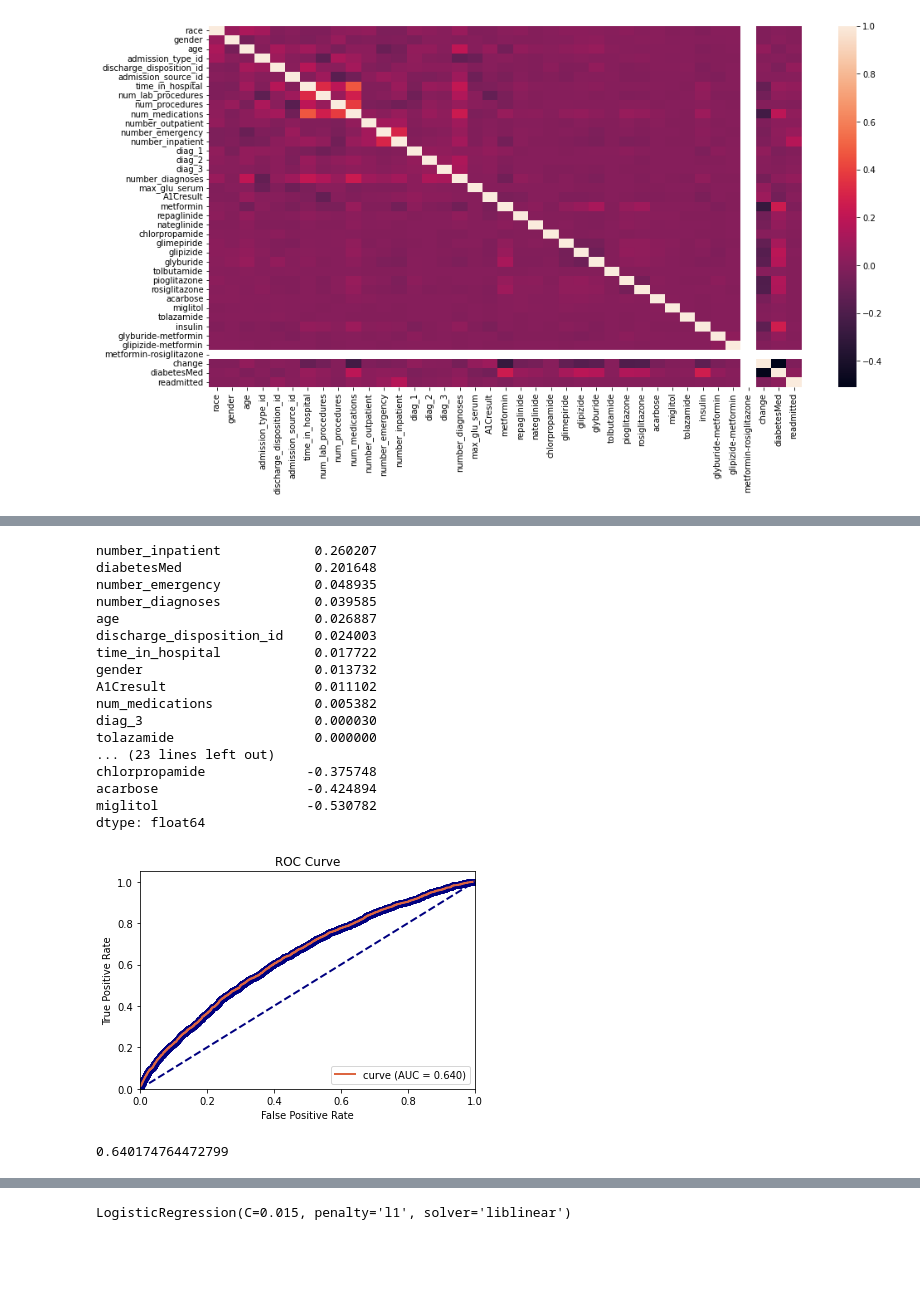
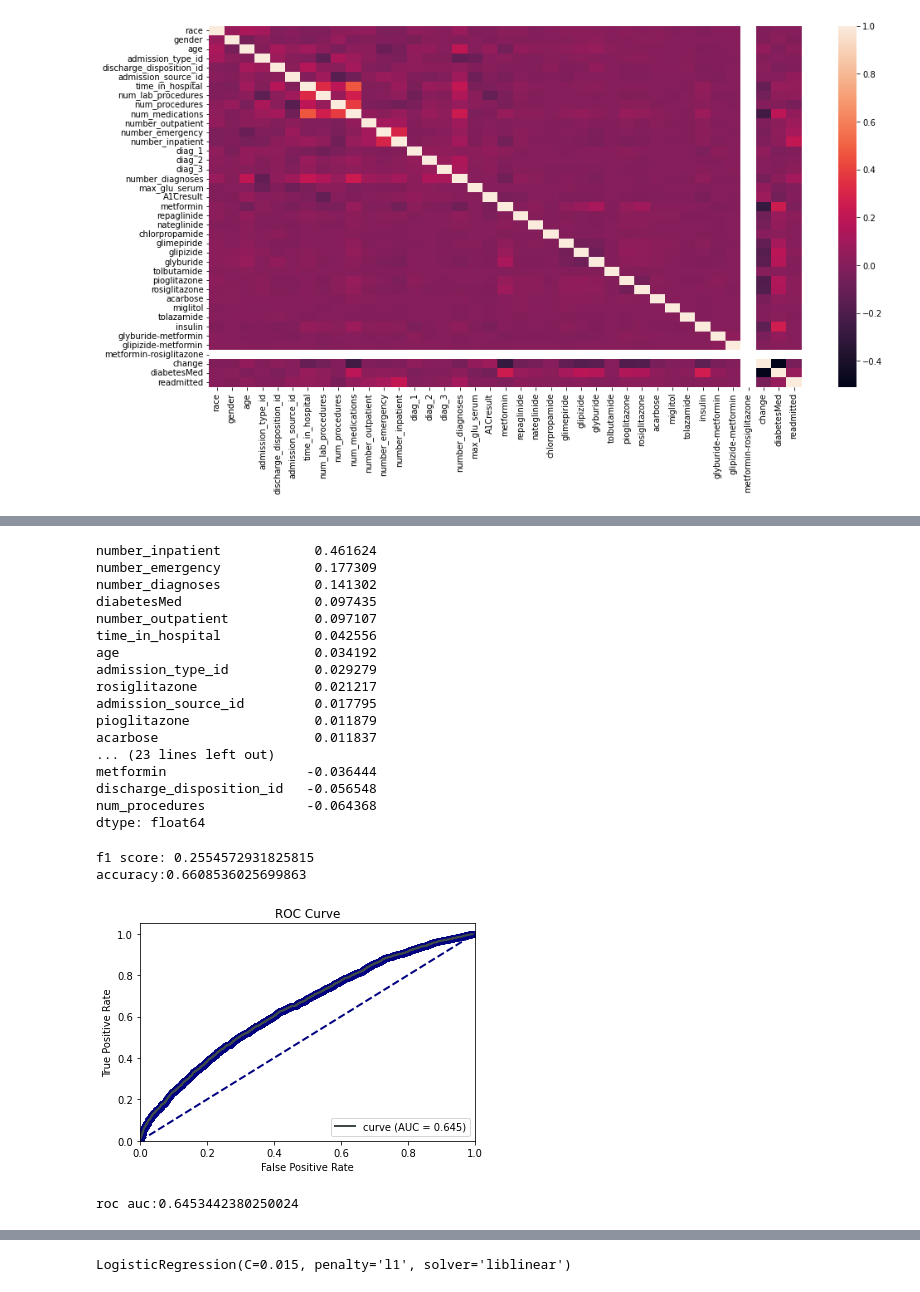
Before and after one commit to Const679/Python-Diabete, a Jupyter notebook: Final_project.ipynb, the cells around one changed output, grey strips where cells are left out. Saved outputs shown, nothing was run; the diff lists cells and outputs as text; code cells hidden in the pictures; blank space fills up the shorter version.

```diff
--- a/Final_project.ipynb
+++ b/Final_project.ipynb
@@ -172,5 +179,5 @@ Name: gender, dtype: int64
 # %%
-df.readmitted = [1 if each=='<30' else 0 for each in df.readmitted]
+df.readmitted = [0 if each=='NO' else 1 for each in df.readmitted]
 # %%
 Transformer=LabelEncoder()
 for col in df.columns:
@@ -242,6 +250,6 @@ from sklearn.metrics import confusion_matrix as cm
 from sklearn.model_selection import train_test_split
 
 X, y = df.loc[:,df.columns!='readmitted'],df['readmitted']
-X_train, X_test, y_train, y_test = train_test_split(X, y, test_size=0.20)
+X_train, X_test, y_train, y_test = train_test_split(X, y, test_size=0.33)
 print(X_train.shape, X_test.shape, y_train.shape, y_test.shape)
 # %% [output]
@@ -254,6 +262,3 @@ X_train = scaler.fit_transform(X_train)
 X_test = scaler.transform(X_test)
 # %%
 thresh = 0.5
-# %%
-X_train, X_val, y_train, y_val = train_test_split(X_train, y_train, test_size = 0.25, random_state = 42)
-print(X_train.shape, X_val.shape, y_train.shape, y_val.shape)
@@ -375,36 +381,39 @@ GridSearchCV(cv=5,
              scoring='roc_auc', verbose=3)
 # %%
 lr = clf.best_estimator_
-feat_imp = pd.Series(index=X_train.columns, data=lr.coef_[0])
+lr.fit(X_train,y_train)
+feat_imp = pd.Series(index=X.columns, data=lr.coef_[0])
 feat_imp.sort_values(ascending=False)
 # %% [output]
-number_inpatient            0.260207
-diabetesMed                 0.201648
-number_emergency            0.048935
-number_diagnoses            0.039585
-age                         0.026887
-discharge_disposition_id    0.024003
-time_in_hospital            0.017722
-gender                      0.013732
-A1Cresult                   0.011102
-num_medications             0.005382
-diag_3                      0.000030
-tolazamide                  0.000000
+number_inpatient            0.461624
+number_emergency            0.177309
+number_diagnoses            0.141302
+diabetesMed                 0.097435
+number_outpatient           0.097107
+time_in_hospital            0.042556
+age                         0.034192
+admission_type_id           0.029279
+rosiglitazone               0.021217
+admission_source_id         0.017795
+pioglitazone                0.011879
+acarbose                    0.011837
 ... (23 lines left out)
-chlorpropamide             -0.375748
-acarbose                   -0.424894
-miglitol                   -0.530782
+metformin                  -0.036444
+discharge_disposition_id   -0.056548
+num_procedures             -0.064368
 dtype: float64
 # %%
-pred = lr.predict_proba(X_test)[:,1]
-fpr, tpr, threshold = sklearn.metrics.roc_curve(y_test, pred, drop_intermediate=True)
+y_pred = lr.predict_proba(X_test)[:,1]
+fpr, tpr, threshold = sklearn.metrics.roc_curve(y_test, y_pred, drop_intermediate=True)
 df_res = pd.DataFrame(data={'fpr':fpr, 'tpr':tpr, 'threshold':threshold})
 df_res = df_res[['threshold','fpr','tpr']]
 sklearn.metrics.auc(fpr, tpr)
 t=y.value_counts()[1]/y.value_counts().sum()
-sklearn.metrics.f1_score(y_test, pred>t)
-sklearn.metrics.accuracy_score(y_test, pred>t)
-roc_auc(pred, y_test)
+print('f1 score: '+str(sklearn.metrics.f1_score(y_test, y_pred>t)))
+print('accuracy:'+str(sklearn.metrics.accuracy_score(y_test, y_pred>t)))
+print('roc auc:'+str(roc_auc(y_pred, y_test)))
 # %% [output]
+f1 score: 0.2554572931825815
+accuracy:0.6608536025699863
-[figure, old version]
+[figure, new version]
-0.640174764472799
+roc auc:0.6453442380250024
```
Also changed, not shown: parts of 10 cells of this notebook, 2 other files.
